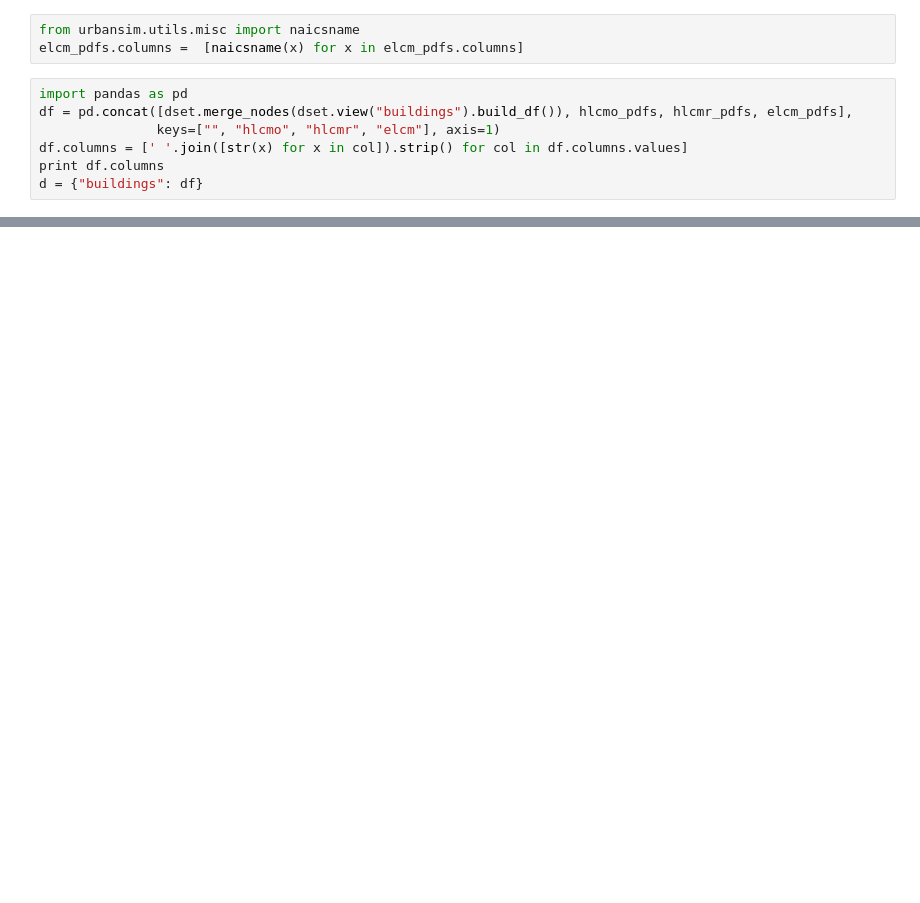
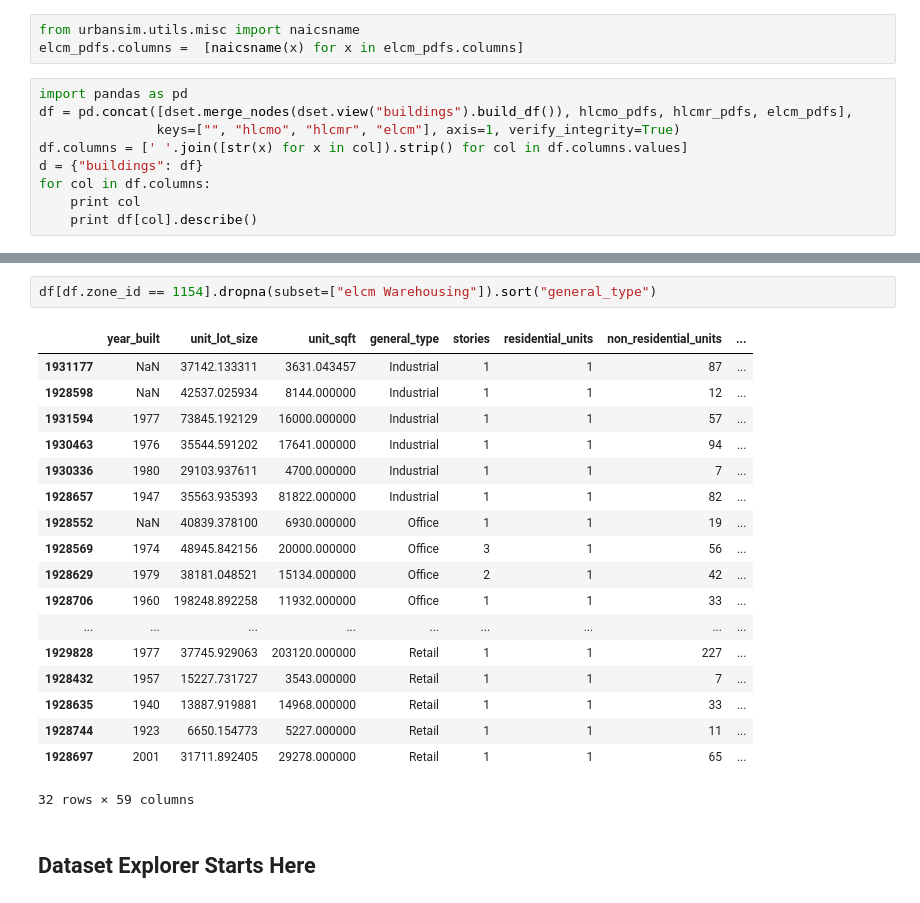
Before and after one commit to UDST/bayarea_urbansim, a Jupyter notebook: Estimation.ipynb, the cells around one changed output, grey strips where cells are left out. Cells and saved outputs as stored; diff of their text form; blank space fills up the shorter version.

```diff
--- a/Estimation.ipynb
+++ b/Estimation.ipynb
@@ -200,10 +210,12 @@ elcm_pdfs.columns =  [naicsname(x) for x in elcm_pdfs.columns]
 # %%
 import pandas as pd
 df = pd.concat([dset.merge_nodes(dset.view("buildings").build_df()), hlcmo_pdfs, hlcmr_pdfs, elcm_pdfs],
-               keys=["", "hlcmo", "hlcmr", "elcm"], axis=1)
+               keys=["", "hlcmo", "hlcmr", "elcm"], axis=1, verify_integrity=True)
 df.columns = [' '.join([str(x) for x in col]).strip() for col in df.columns.values]
-print df.columns
 d = {"buildings": df}
+for col in df.columns:
+    print col
+    print df[col].describe()
 # %% [output]
 Returning primary attribute: year_built of buildings
 Returning from cache: unit_lot_size of buildings
@@ -225,2 +294,25 @@ Index([u'year_built', u'unit_lot_size', u'unit_sqft', u'general_type', u'stories
+# %%
+df[df.zone_id == 1154].dropna(subset=["elcm Warehousing"]).sort("general_type")
+# %% [output]
+|  | year_built | unit_lot_size | unit_sqft | general_type | stories | residential_units | non_residential_units | ... |
+| 1931177 | NaN | 37142.133311 | 3631.043457 | Industrial | 1 | 1 | 87 | ... |
+| 1928598 | NaN | 42537.025934 | 8144.000000 | Industrial | 1 | 1 | 12 | ... |
+| 1931594 | 1977 | 73845.192129 | 16000.000000 | Industrial | 1 | 1 | 57 | ... |
+| 1930463 | 1976 | 35544.591202 | 17641.000000 | Industrial | 1 | 1 | 94 | ... |
+| 1930336 | 1980 | 29103.937611 | 4700.000000 | Industrial | 1 | 1 | 7 | ... |
+| 1928657 | 1947 | 35563.935393 | 81822.000000 | Industrial | 1 | 1 | 82 | ... |
+| 1928552 | NaN | 40839.378100 | 6930.000000 | Office | 1 | 1 | 19 | ... |
+| 1928569 | 1974 | 48945.842156 | 20000.000000 | Office | 3 | 1 | 56 | ... |
+| 1928629 | 1979 | 38181.048521 | 15134.000000 | Office | 2 | 1 | 42 | ... |
+| 1928706 | 1960 | 198248.892258 | 11932.000000 | Office | 1 | 1 | 33 | ... |
+| ... | ... | ... | ... | ... | ... | ... | ... | ... |
+| 1929828 | 1977 | 37745.929063 | 203120.000000 | Retail | 1 | 1 | 227 | ... |
+| 1928432 | 1957 | 15227.731727 | 3543.000000 | Retail | 1 | 1 | 7 | ... |
+| 1928635 | 1940 | 13887.919881 | 14968.000000 | Retail | 1 | 1 | 33 | ... |
+| 1928744 | 1923 | 6650.154773 | 5227.000000 | Retail | 1 | 1 | 11 | ... |
+| 1928697 | 2001 | 31711.892405 | 29278.000000 | Retail | 1 | 1 | 65 | ... |
+32 rows × 59 columns
+# %% [markdown]
+## Dataset Explorer Starts Here
 # %%
 from usui import dset_explorer
```
Also changed, not shown: parts of 19 cells of this notebook, 8 other files.
